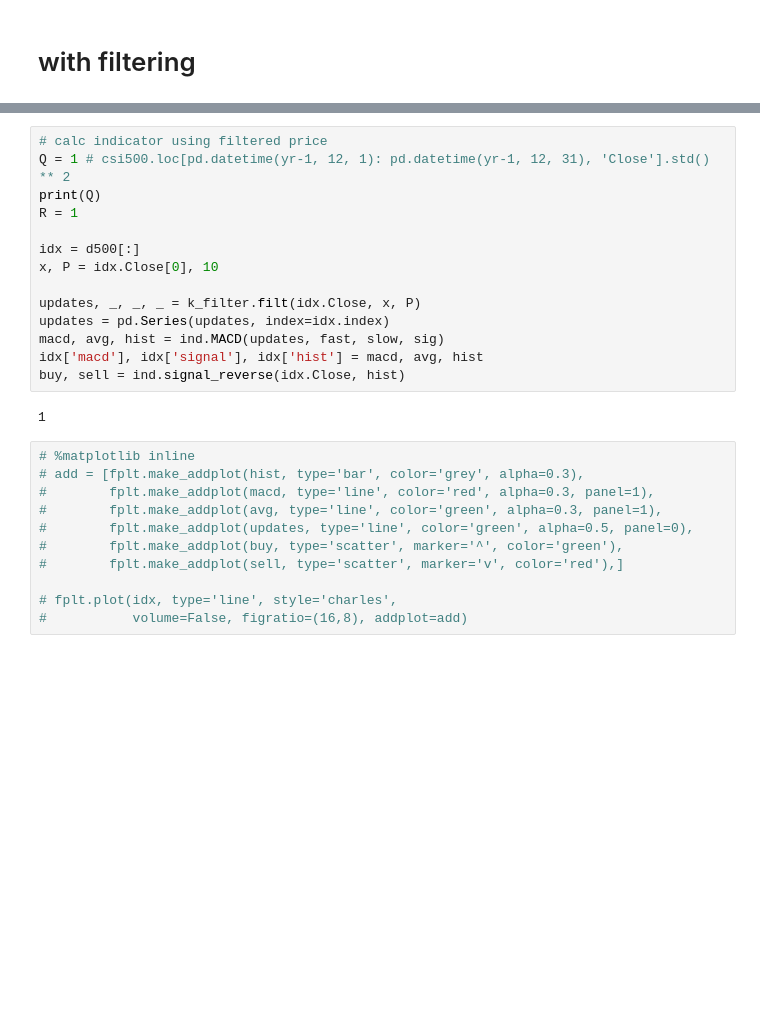
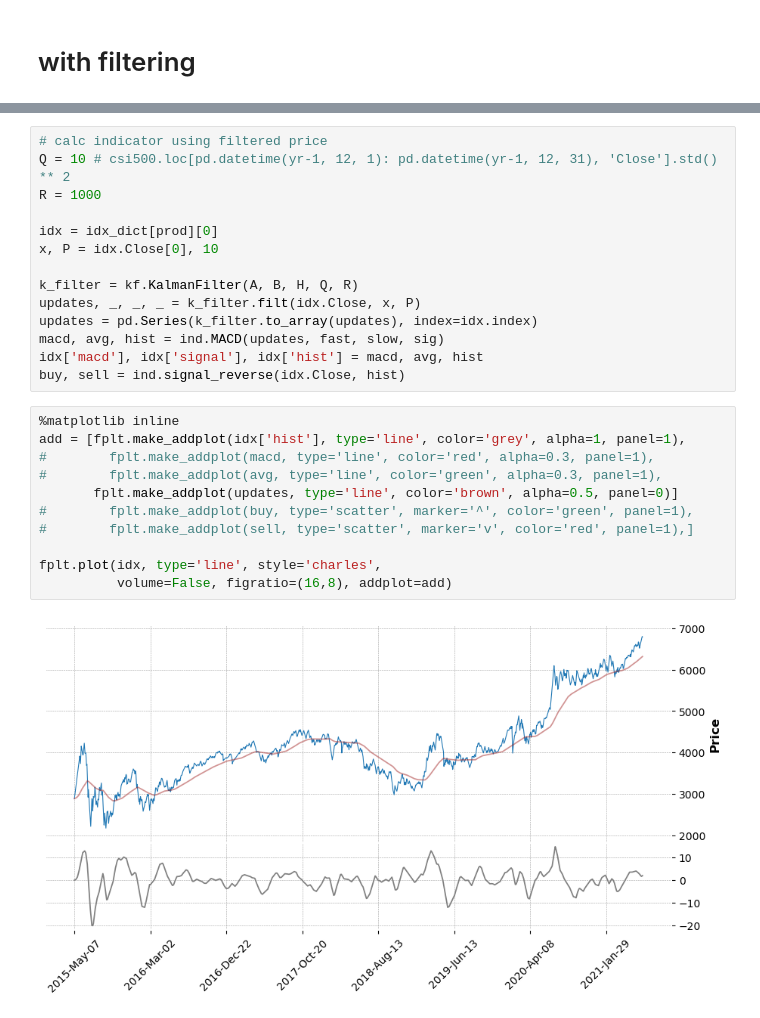
Before and after one commit to xiwenjin/CTA, a Jupyter notebook: Untitled.ipynb, the cells around one changed output, grey strips where cells are left out. Saved outputs shown, nothing was run; the diff lists cells and outputs as text; blank space fills up the shorter version.

```diff
--- a/Untitled.ipynb
+++ b/Untitled.ipynb
@@ -392,27 +415,27 @@ cbro.plot(iplot=False, plotdist=.2)
 # %%
 # calc indicator using filtered price
-Q = 1 # csi500.loc[pd.datetime(yr-1, 12, 1): pd.datetime(yr-1, 12, 31), 'Close'].std() ** 2
-print(Q)
-R = 1
+Q = 10 # csi500.loc[pd.datetime(yr-1, 12, 1): pd.datetime(yr-1, 12, 31), 'Close'].std() ** 2
+R = 1000
 
-idx = d500[:]
+idx = idx_dict[prod][0]
 x, P = idx.Close[0], 10
 
+k_filter = kf.KalmanFilter(A, B, H, Q, R)
 updates, _, _, _ = k_filter.filt(idx.Close, x, P)
-updates = pd.Series(updates, index=idx.index)
+updates = pd.Series(k_filter.to_array(updates), index=idx.index)
 macd, avg, hist = ind.MACD(updates, fast, slow, sig)
 idx['macd'], idx['signal'], idx['hist'] = macd, avg, hist
 buy, sell = ind.signal_reverse(idx.Close, hist)
-# %% [output]
-1
 # %%
-# %matplotlib inline
-# add = [fplt.make_addplot(hist, type='bar', color='grey', alpha=0.3),
+%matplotlib inline
+add = [fplt.make_addplot(idx['hist'], type='line', color='grey', alpha=1, panel=1),
 #        fplt.make_addplot(macd, type='line', color='red', alpha=0.3, panel=1),
 #        fplt.make_addplot(avg, type='line', color='green', alpha=0.3, panel=1),
-#        fplt.make_addplot(updates, type='line', color='green', alpha=0.5, panel=0),
-#        fplt.make_addplot(buy, type='scatter', marker='^', color='green'),
-#        fplt.make_addplot(sell, type='scatter', marker='v', color='red'),]
+       fplt.make_addplot(updates, type='line', color='brown', alpha=0.5, panel=0)]
+#        fplt.make_addplot(buy, type='scatter', marker='^', color='green', panel=1),
+#        fplt.make_addplot(sell, type='scatter', marker='v', color='red', panel=1),]
 
-# fplt.plot(idx, type='line', style='charles',
-#           volume=False, figratio=(16,8), addplot=add)
+fplt.plot(idx, type='line', style='charles',
+          volume=False, figratio=(16,8), addplot=add)
+# %% [output]
+[figure, added]
```
Also changed, not shown: parts of 21 cells of this notebook.
